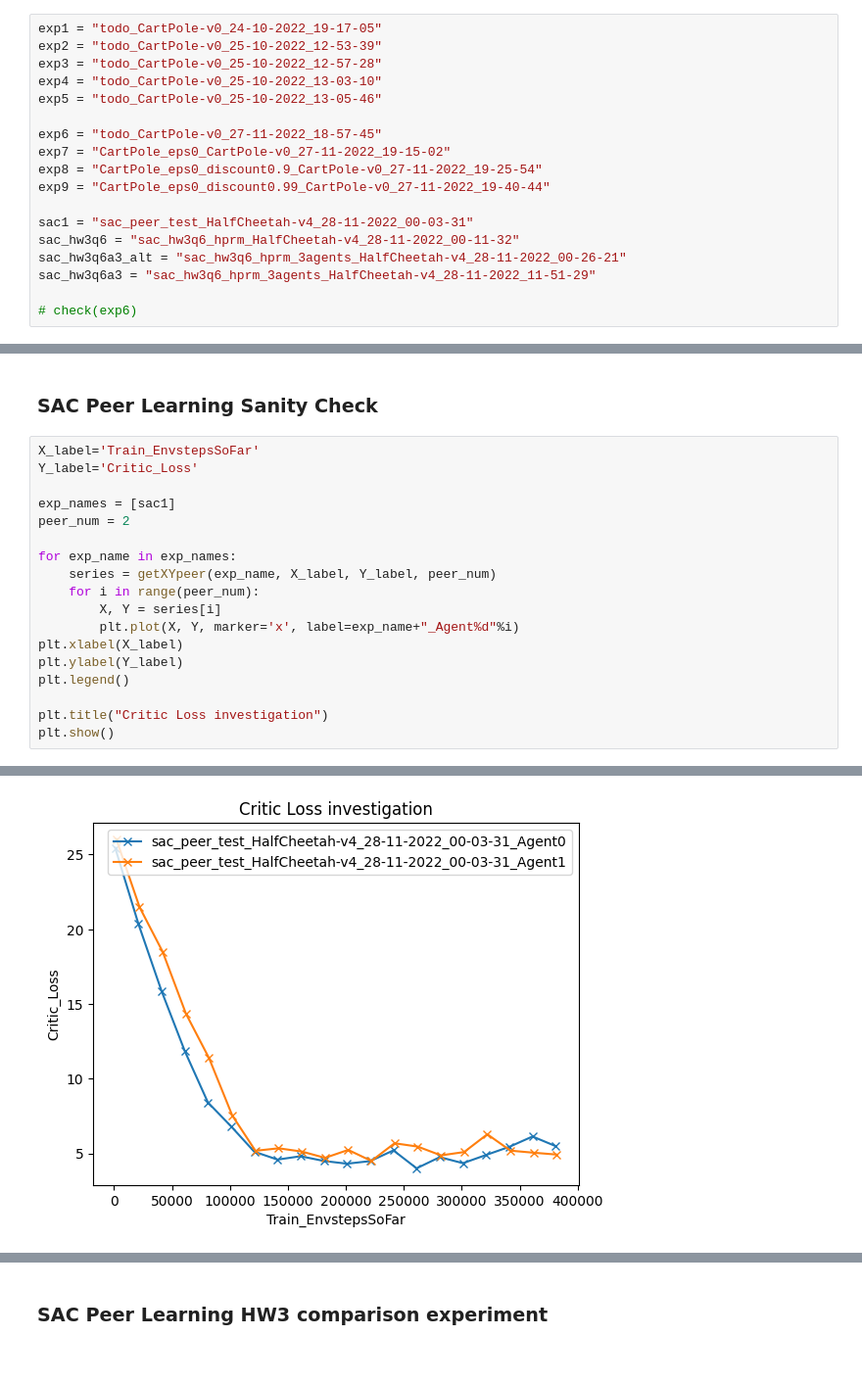
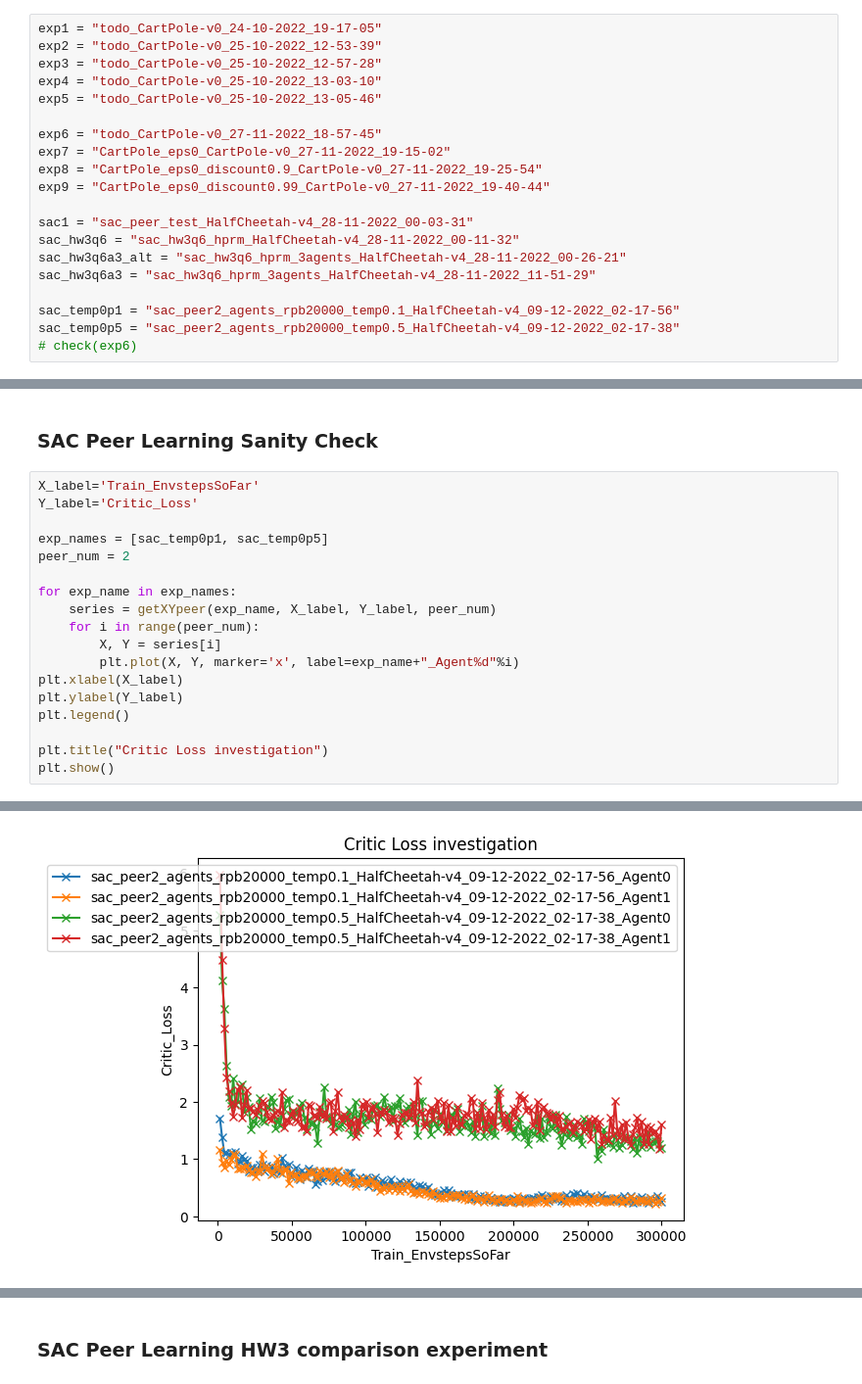
Before and after one commit to chirag-sharma-00/CS285-Project, a Jupyter notebook: cs285/scripts/plotter.ipynb, the cells around one changed output, grey strips where cells are left out. Shown at 98% size. Cells and saved outputs as stored; diff of their text form.

Commit message:
peer sac. results in plotter. Needs to train more

```diff
--- a/cs285/scripts/plotter.ipynb
+++ b/cs285/scripts/plotter.ipynb
@@ -57,6 +57,8 @@ sac_hw3q6 = "sac_hw3q6_hprm_HalfCheetah-v4_28-11-2022_00-11-32"
 sac_hw3q6a3_alt = "sac_hw3q6_hprm_3agents_HalfCheetah-v4_28-11-2022_00-26-21"
 sac_hw3q6a3 = "sac_hw3q6_hprm_3agents_HalfCheetah-v4_28-11-2022_11-51-29"
 
+sac_temp0p1 = "sac_peer2_agents_rpb20000_temp0.1_HalfCheetah-v4_09-12-2022_02-17-56"
+sac_temp0p5 = "sac_peer2_agents_rpb20000_temp0.5_HalfCheetah-v4_09-12-2022_02-17-38"
 # check(exp6)
 # %%
 X_label='Agent0_Train_EnvstepsSoFar'
@@ -104,7 +106,7 @@ No artists with labels found to put in legend.  Note that artists whose label st
 X_label='Train_EnvstepsSoFar'
 Y_label='Critic_Loss'
 
-exp_names = [sac1]
+exp_names = [sac_temp0p1, sac_temp0p5]
 peer_num = 2
 
 for exp_name in exp_names:
@@ -122,4 +128,4 @@ plt.show()
-[figure, old version]
+[figure, new version]
 # %%
 X_label='Train_EnvstepsSoFar'
 Y_label='Eval_AverageReturn'
```
Also changed, not shown: parts of 3 cells of this notebook, 8 other files.
